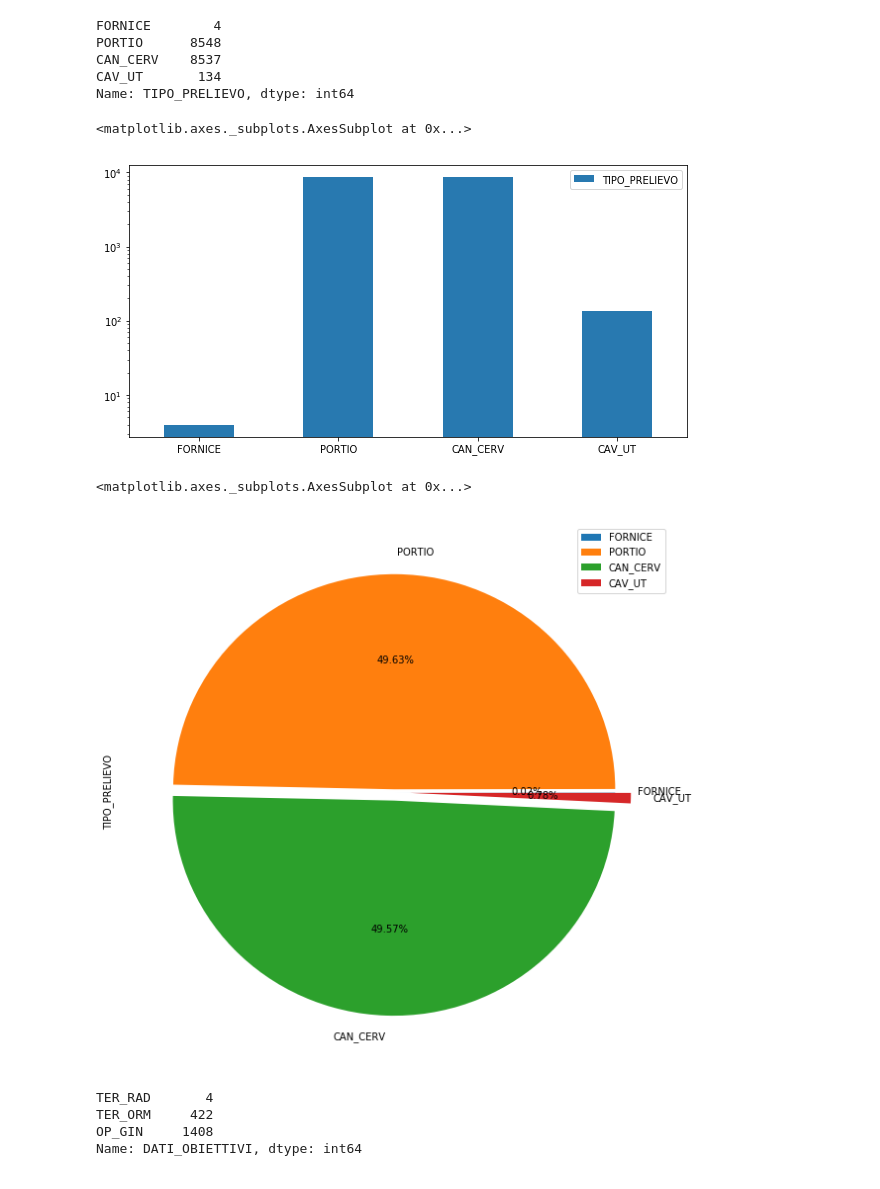
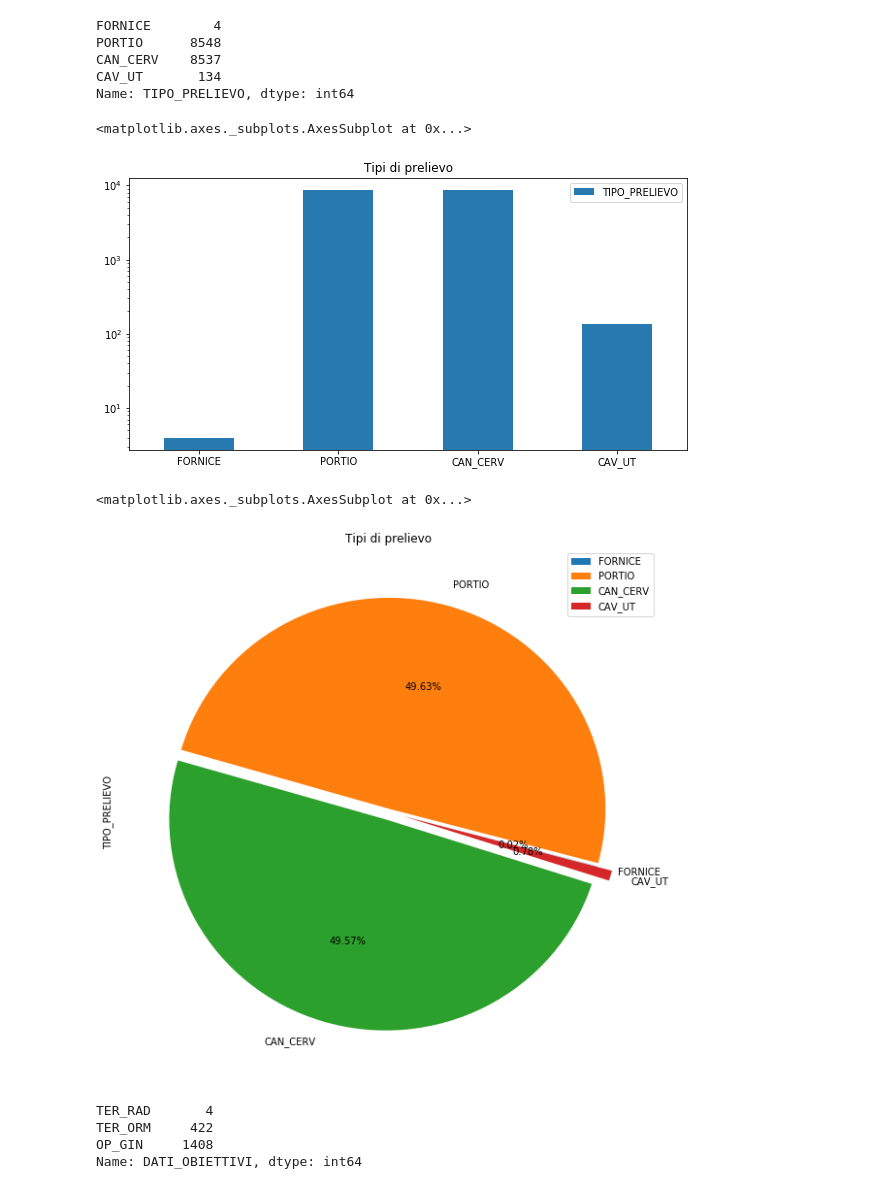
Before and after one commit to Nimerya/Cytological-Reports-Analysis, a Jupyter notebook: exploratory_analysis.ipynb, the cells around one changed output. Saved outputs shown, nothing was run; the diff lists cells and outputs as text; code cells hidden in the pictures.

```diff
--- a/exploratory_analysis.ipynb
+++ b/exploratory_analysis.ipynb
@@ -539,17 +572,21 @@ CAN_CERV    8537
 CAV_UT       134
 Name: TIPO_PRELIEVO, dtype: int64
 # %%
-TIPO_PRELIEVO.plot(kind='bar', legend = True, figsize=(10,5), rot=0, color='#2879b0', logy = True)
+title_tipo_prelievo = 'Tipi di prelievo'
+TIPO_PRELIEVO.plot(kind='bar', legend = True,\
+                   title = title_tipo_prelievo,\
+                   figsize=(10,5), rot=0, color='#2879b0', logy = True)
 # %% [output]
 <matplotlib.axes._subplots.AxesSubplot at 0x...>
-[figure, old version]
+[figure, new version]
 # %%
 TIPO_PRELIEVO.plot(kind='pie', figsize=(10,10), legend=True,\
-                explode = explode[:len(TIPO_PRELIEVO)],\
-                autopct='%1.2f%%', startangle=0)
+                   title = title_tipo_prelievo,\
+                   explode = explode[:len(TIPO_PRELIEVO)],\
+                   autopct='%1.2f%%', startangle=-15)
 # %% [output]
 <matplotlib.axes._subplots.AxesSubplot at 0x...>
-[figure, old version]
+[figure, new version]
 # %%
 'TER_RAD', 'TER_ORM', 'OP_GIN'
 N_TER_RAD = len(df[df['TER_RAD'] == True])
```
Also changed, not shown: parts of 44 cells of this notebook.
